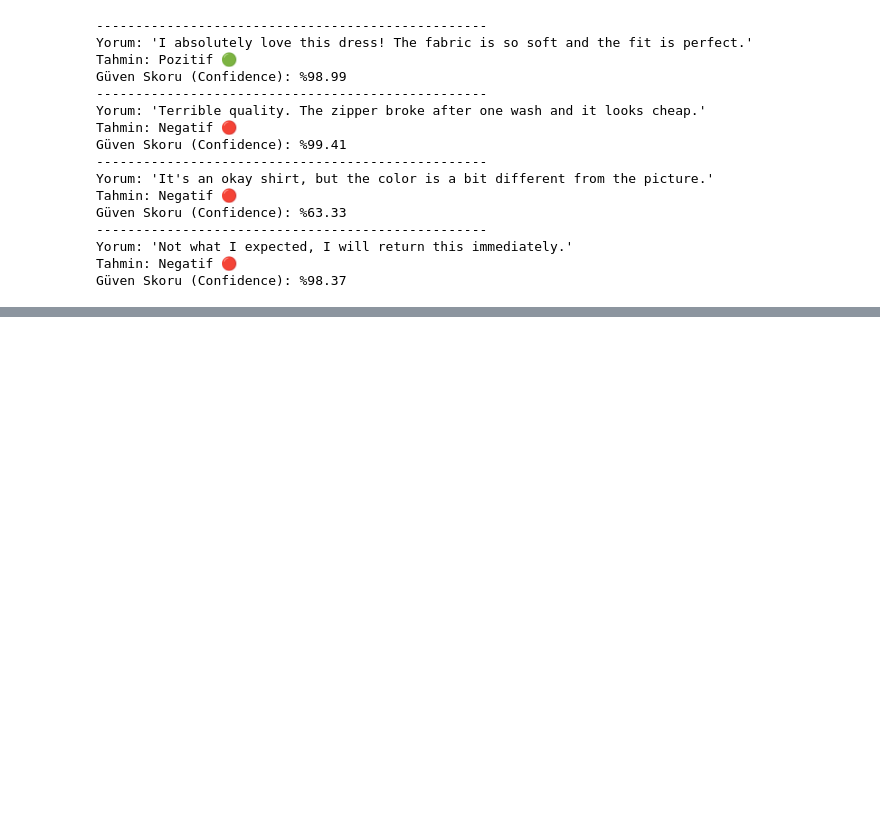
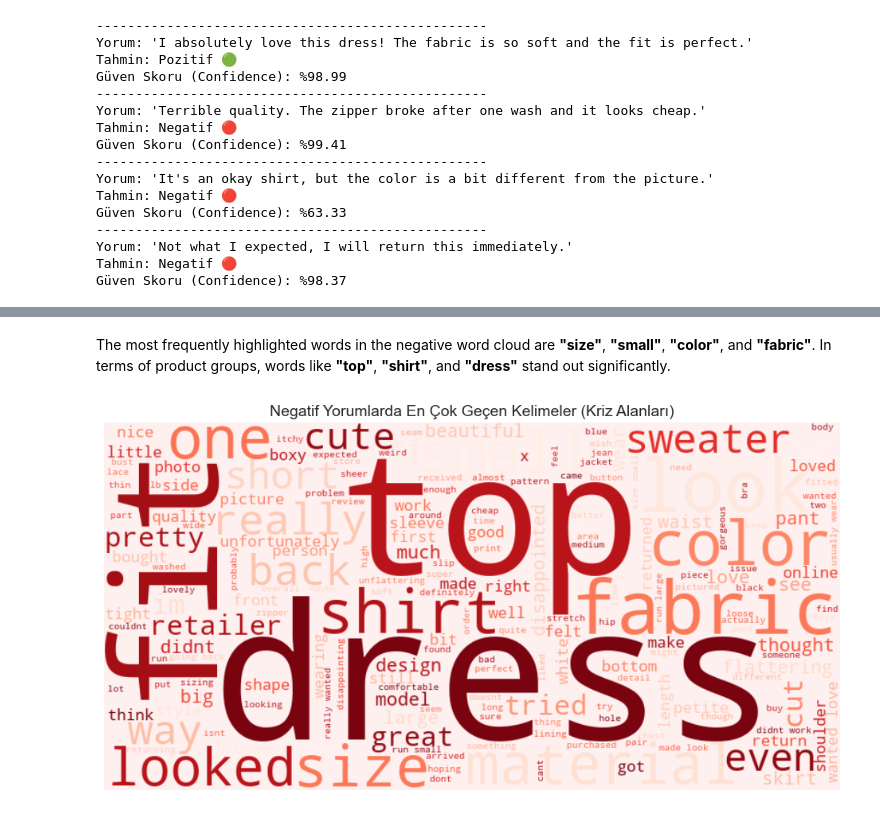
Before and after one commit to nuhmetehan/e-commerce-sentiment-analysis, a Jupyter notebook: notebook/project_main.ipynb, the cells around one changed output, grey strips where cells are left out. Cells and saved outputs as stored; diff of their text form; code cells hidden in the pictures; blank space fills up the shorter version.

```diff
--- a/notebook/project_main.ipynb
+++ b/notebook/project_main.ipynb
@@ -352,0 +380,16 @@ Güven Skoru (Confidence): %98.37
+# %% [markdown]
+The most frequently highlighted words in the negative word cloud are **"size"**, **"small"**, **"color"**, and **"fabric"**. In terms of product groups, words like **"top"**, **"shirt"**, and **"dress"** stand out significantly.
+# %%
+# --- ADIM 8.2: Sadece Negatif Yorumlar İçin Kelime Bulutu ---
+negative_reviews = df_model[df_model['Predicted_Sentiment'] == 0]['Cleaned_Text']
+negative_text = " ".join(negative_reviews)
+
+neg_wordcloud = WordCloud(width=800, height=400, background_color='#FFF0F0', colormap='Reds').generate(negative_text)
+
+plt.figure(figsize=(12, 6))
+plt.imshow(neg_wordcloud, interpolation='bilinear')
+plt.axis('off')
+plt.title("Negatif Yorumlarda En Çok Geçen Kelimeler (Kriz Alanları)", fontsize=14)
+plt.show()
+# %% [output]
+[figure, added]
```
Also changed, not shown: parts of 5 cells of this notebook.
